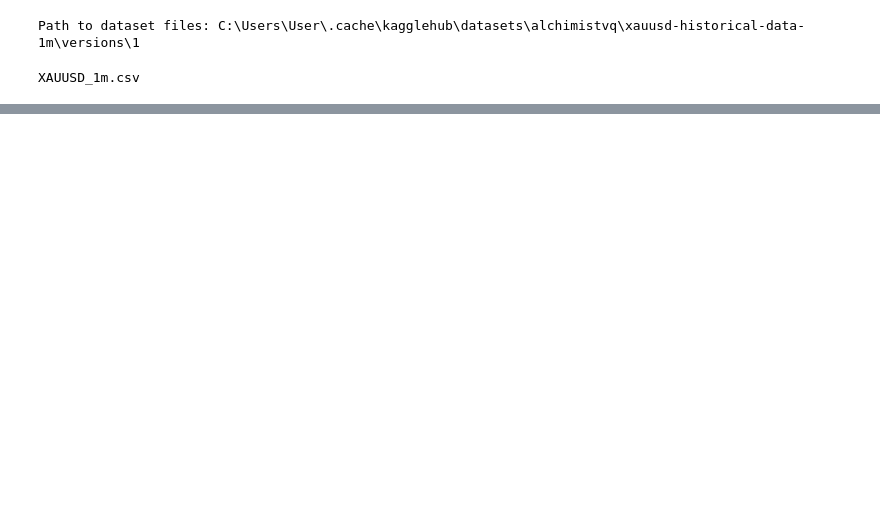
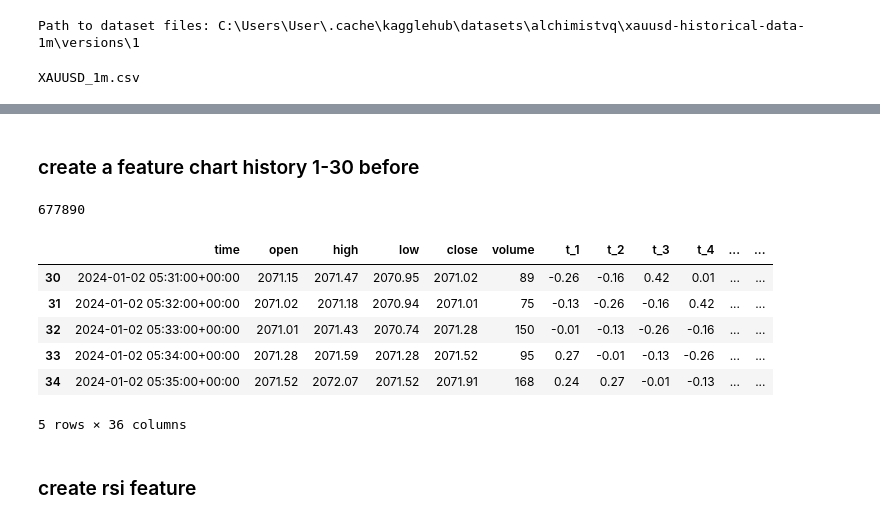
Before and after one commit to ramsayab/XAUUSD-auto-trade, a Jupyter notebook: training/dataset.ipynb, the cells around one changed output, grey strips where cells are left out. Drawn from its saved outputs; the diff is of its cells as text; code cells hidden in the pictures; blank space fills up the shorter version.

```diff
--- a/training/dataset.ipynb
+++ b/training/dataset.ipynb
@@ -83,19 +79 @@ memory usage: 31.0 MB
 None
-# %%
-import numpy as np
-
-# RSI 14-periode dari harga close.
-df = df.sort_values("time").reset_index(drop=True)
-
-period = 14
-delta = df["close"].diff()
-gain = delta.clip(lower=0)
-loss = -delta.clip(upper=0)
-
-avg_gain = gain.ewm(alpha=1 / period, min_periods=period, adjust=False).mean()
-avg_loss = loss.ewm(alpha=1 / period, min_periods=period, adjust=False).mean()
-
-rs = avg_gain / avg_loss
-df["rsi"] = 100 - (100 / (1 + rs))
-df.loc[avg_loss == 0, "rsi"] = 100
-df.loc[avg_gain == 0, "rsi"] = 0
@@ -101,0 +94,5 @@ df.loc[avg_gain == 0, "rsi"] = 0
+# %% [markdown]
+### create a feature chart history 1-30 before
+# %%
+for num in range(1, 31):
+    df[f"t_{num}"] = df["close"].shift(num) - df["open"].shift(num)
@@ -101,0 +101,18 @@ df.loc[avg_gain == 0, "rsi"] = 0
+# %%
+df.dropna(inplace=True)
+# %%
+len(df)
+# %% [output]
+677890
+# %%
+df.head()
+# %% [output]
+|  | time | open | high | low | close | volume | t_1 | t_2 | t_3 | t_4 | ... | ... |
+| 30 | 2024-01-02 05:31:00+00:00 | 2071.15 | 2071.47 | 2070.95 | 2071.02 | 89 | -0.26 | -0.16 | 0.42 | 0.01 | ... | ... |
+| 31 | 2024-01-02 05:32:00+00:00 | 2071.02 | 2071.18 | 2070.94 | 2071.01 | 75 | -0.13 | -0.26 | -0.16 | 0.42 | ... | ... |
+| 32 | 2024-01-02 05:33:00+00:00 | 2071.01 | 2071.43 | 2070.74 | 2071.28 | 150 | -0.01 | -0.13 | -0.26 | -0.16 | ... | ... |
+| 33 | 2024-01-02 05:34:00+00:00 | 2071.28 | 2071.59 | 2071.28 | 2071.52 | 95 | 0.27 | -0.01 | -0.13 | -0.26 | ... | ... |
+| 34 | 2024-01-02 05:35:00+00:00 | 2071.52 | 2072.07 | 2071.52 | 2071.91 | 168 | 0.24 | 0.27 | -0.01 | -0.13 | ... | ... |
+5 rows × 36 columns
+# %% [markdown]
+### create rsi feature
```
Also changed, not shown: parts of 20 cells of this notebook, 3 other files.
